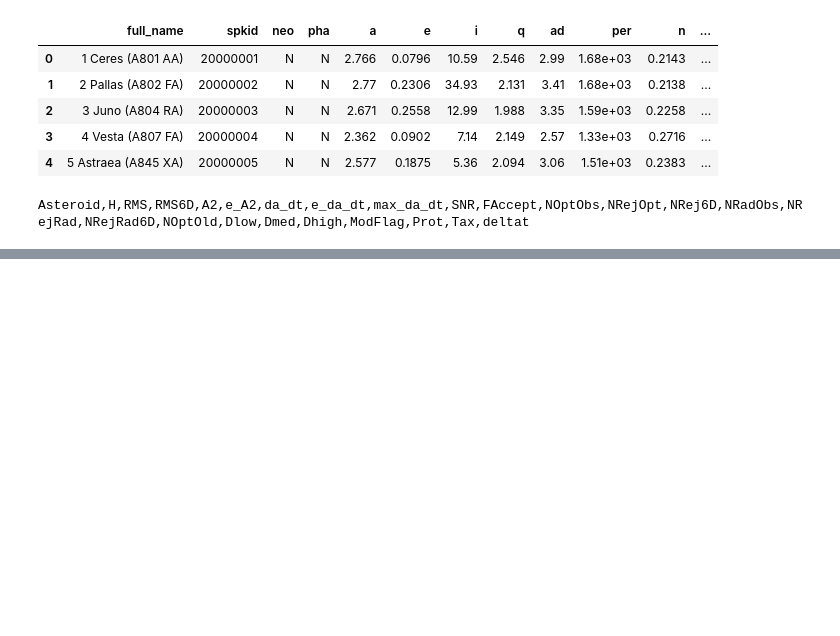
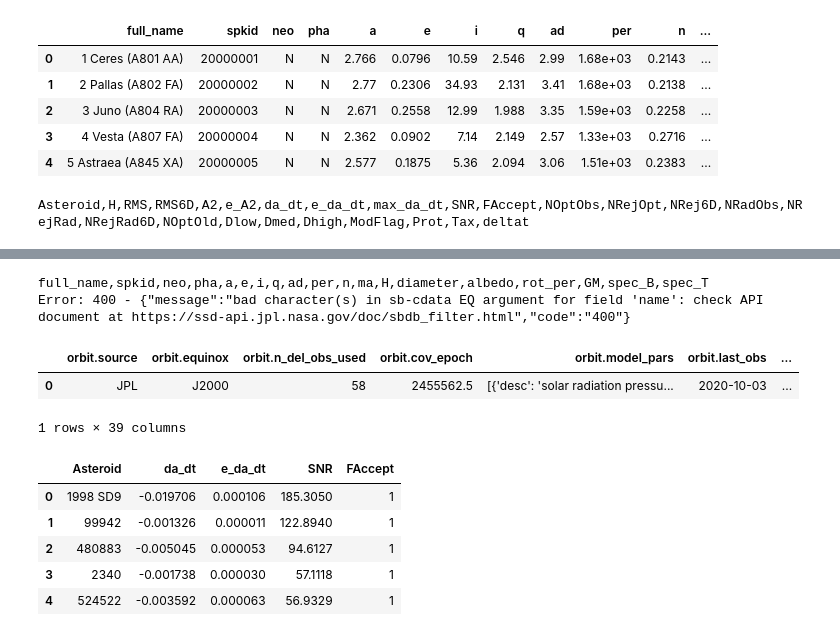
Before and after one commit to Anth1337/BramHacks-2025, a Jupyter notebook: test.ipynb, the cells around one changed output, grey strips where cells are left out. Saved outputs shown, nothing was run; the diff lists cells and outputs as text; code cells hidden in the pictures; blank space fills up the shorter version.

```diff
--- a/test.ipynb
+++ b/test.ipynb
@@ -159,0 +301,24 @@ ValueError: Duplicate names are not allowed.
+# %%
+# test bulk query of 5
+jpl_results = query_jpl_sbdb(gaia_names[:5], include_quality_metrics=False)
+# %% [output]
+full_name,spkid,neo,pha,a,e,i,q,ad,per,n,ma,H,diameter,albedo,rot_per,GM,spec_B,spec_T
+Error: 400 - {"message":"bad character(s) in sb-cdata EQ argument for field 'name': check API document at https://ssd-api.jpl.nasa.gov/doc/sbdb_filter.html","code":"400"}
+# %%
+jpl_results_df = pandas.json_normalize(jpl_results)
+jpl_results_df.head()
+# %% [output]
+|  | orbit.source | orbit.equinox | orbit.n_del_obs_used | orbit.cov_epoch | orbit.model_pars | orbit.last_obs | ... |
+| 0 | JPL | J2000 | 58 | 2455562.5 | [{'desc': 'solar radiation pressu... | 2020-10-03 | ... |
+1 rows × 39 columns
+# %%
+# Get drift column candidates for analysis from Gaia dataset
+drift_candidates = gaia_data[['Asteroid', 'da_dt', 'e_da_dt', 'SNR', 'FAccept']]
+drift_candidates.head()
+# %% [output]
+|  | Asteroid | da_dt | e_da_dt | SNR | FAccept |
+| 0 | 1998 SD9 | -0.019706 | 0.000106 | 185.3050 | 1 |
+| 1 | 99942 | -0.001326 | 0.000011 | 122.8940 | 1 |
+| 2 | 480883 | -0.005045 | 0.000053 | 94.6127 | 1 |
+| 3 | 2340 | -0.001738 | 0.000030 | 57.1118 | 1 |
+| 4 | 524522 | -0.003592 | 0.000063 | 56.9329 | 1 |
```
Also changed, not shown: parts of 7 cells of this notebook, 2 other files.
